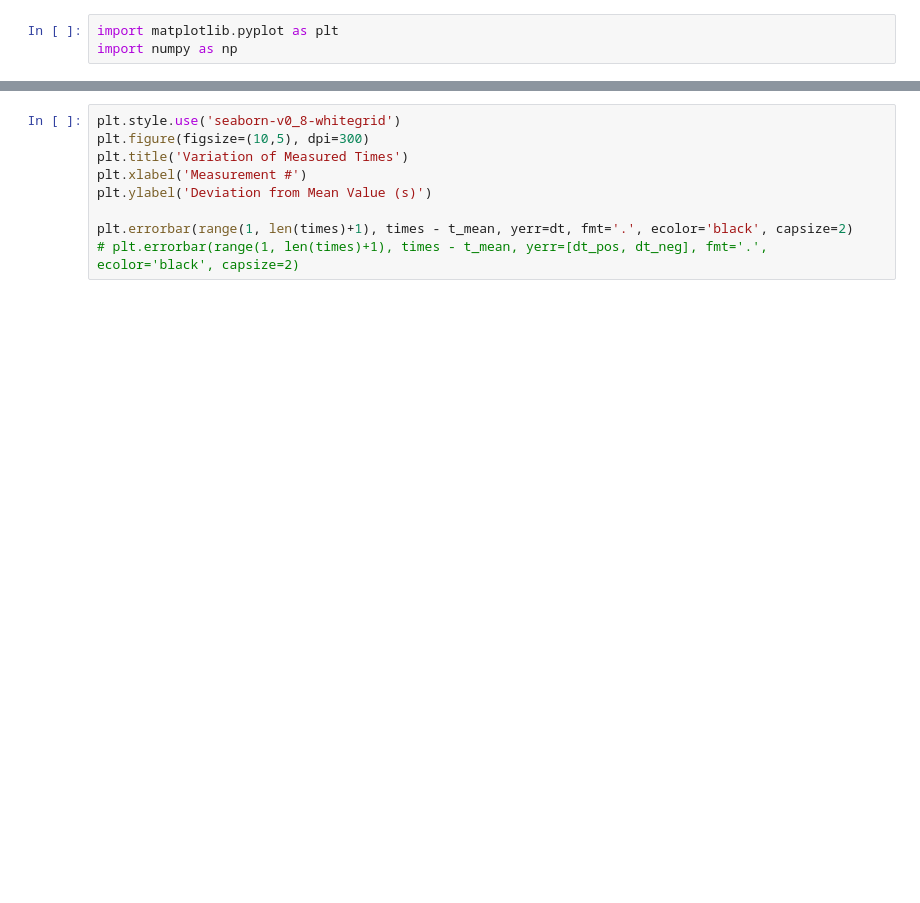
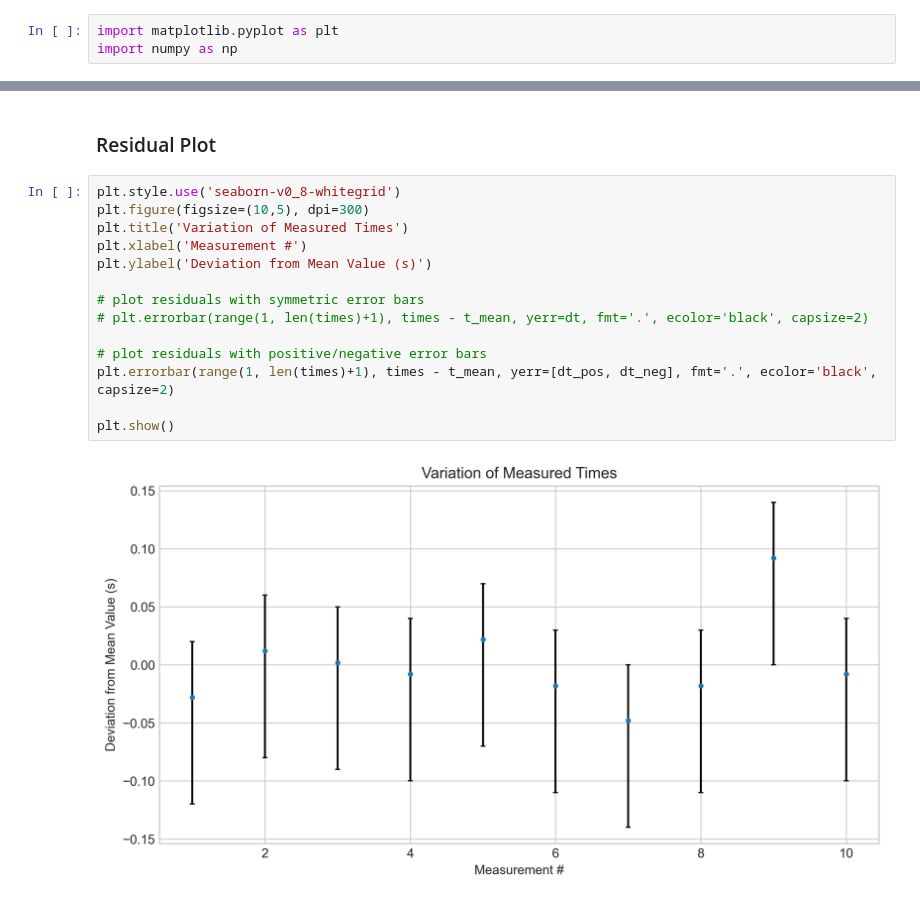
Before and after one commit to bylands/physicslab, a Jupyter notebook: histogram.ipynb, the cells around one changed output, grey strips where cells are left out. Cells and saved outputs as stored; diff of their text form; blank space fills up the shorter version.

```diff
--- a/histogram.ipynb
+++ b/histogram.ipynb
@@ -24,9 +41,18 @@ print(f't = ({t_mean:.2f} ± {dt:.2f}) s')
+# %% [markdown]
+### Residual Plot
 # %%
 plt.style.use('seaborn-v0_8-whitegrid')
 plt.figure(figsize=(10,5), dpi=300)
 plt.title('Variation of Measured Times')
 plt.xlabel('Measurement #')
 plt.ylabel('Deviation from Mean Value (s)')
 
-plt.errorbar(range(1, len(times)+1), times - t_mean, yerr=dt, fmt='.', ecolor='black', capsize=2)
-# plt.errorbar(range(1, len(times)+1), times - t_mean, yerr=[dt_pos, dt_neg], fmt='.', ecolor='black', capsize=2)
+# plot residuals with symmetric error bars
+# plt.errorbar(range(1, len(times)+1), times - t_mean, yerr=dt, fmt='.', ecolor='black', capsize=2)
+
+# plot residuals with positive/negative error bars
+plt.errorbar(range(1, len(times)+1), times - t_mean, yerr=[dt_pos, dt_neg], fmt='.', ecolor='black', capsize=2)
+
+plt.show()
+# %% [output]
+[figure, added]
```
Also changed, not shown: parts of 8 cells of this notebook, 1 other file.
